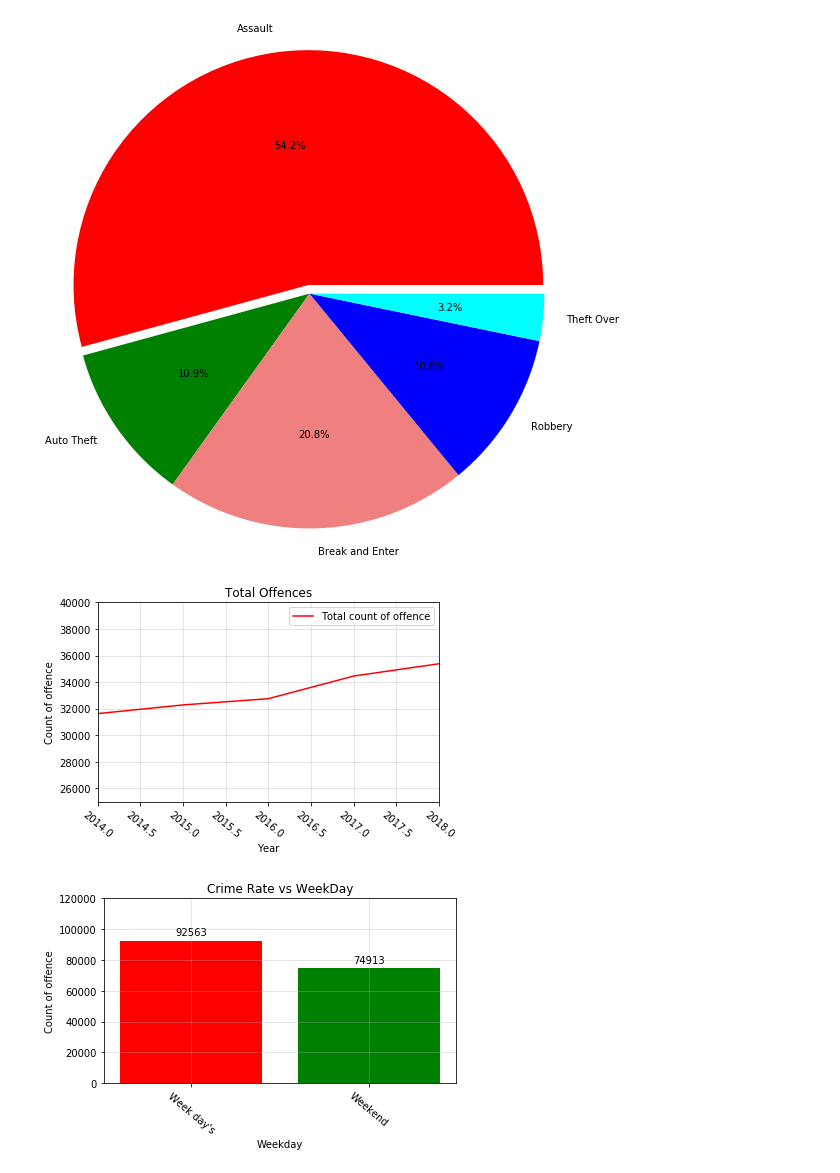
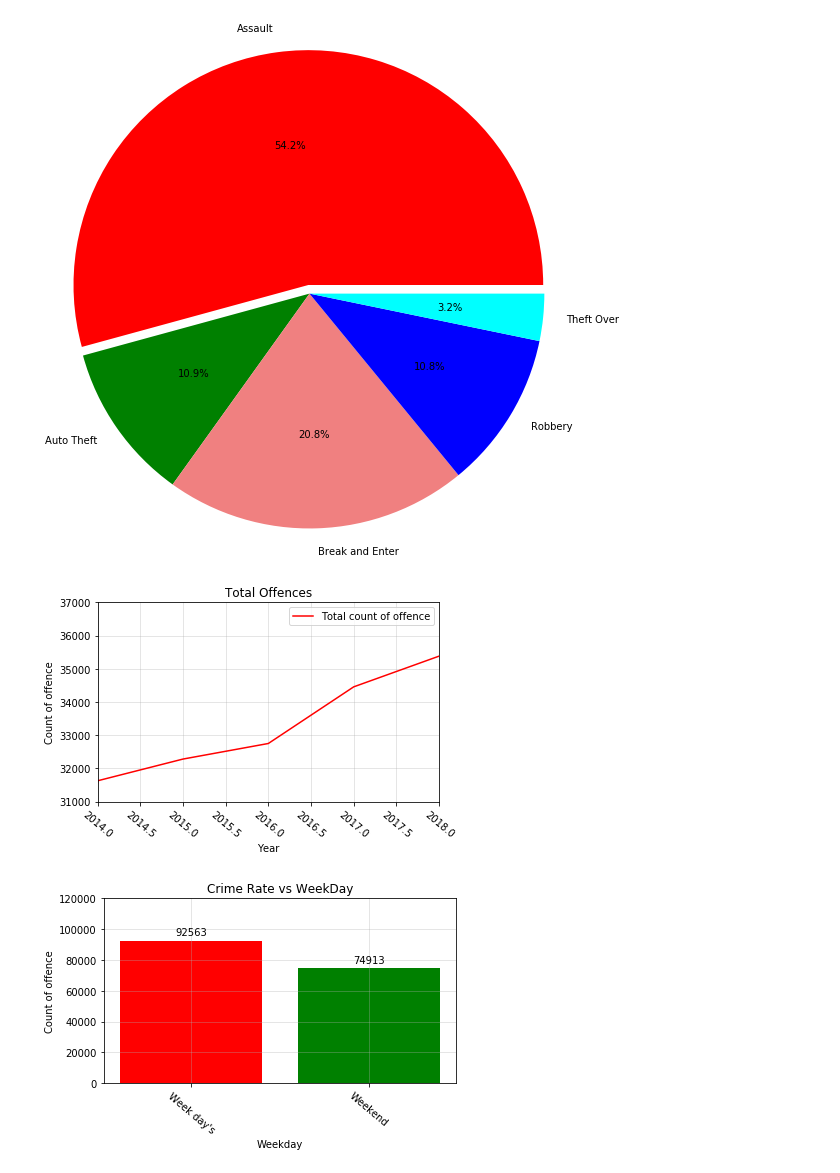
Before and after one commit to NitinMadaan/TDOT-Project, a Jupyter notebook: Project1.ipynb, the cells around one changed output. Saved outputs shown, nothing was run; the diff lists cells and outputs as text; code cells hidden in the pictures.

```diff
--- a/Project1.ipynb
+++ b/Project1.ipynb
@@ -192,19 +210,23 @@ CountByYear_Data=pd.DataFrame({"Total count of offence":Count_by_year})
 # %%
 #Plot the line graph for Total offence by Year 2000 to 2018
 #Year=["2012","2013","2014","2015","2016","2017","2018"]
 CountByYear_Data.plot(color="red")
 
 # Orient widths. Add labels, tick marks, etc.
 plt.title("Total Offences")
 plt.xlabel("Year")
 plt.ylabel("Count of offence")
 plt.xlim(2014,2018)
-plt.ylim(25000,40000,10000)
+plt.ylim(31000,37000)
 plt.xticks(rotation=-40)
 plt.grid(alpha = .4)
 plt.tight_layout()
+# Save the Figure
+plt.savefig("Image/OffenceVsYear.png")
+# Show the Figure
+plt.show()
 # %% [output]
-[figure, old version]
+[figure, new version]
 # %%
 # Crime Analysis by Most Occurence of the week day
 Crime_Analysis2 = Crime_Data.groupby(['occurrencedayofweek'])
```
Also changed, not shown: parts of 13 cells of this notebook, 8 other files.
